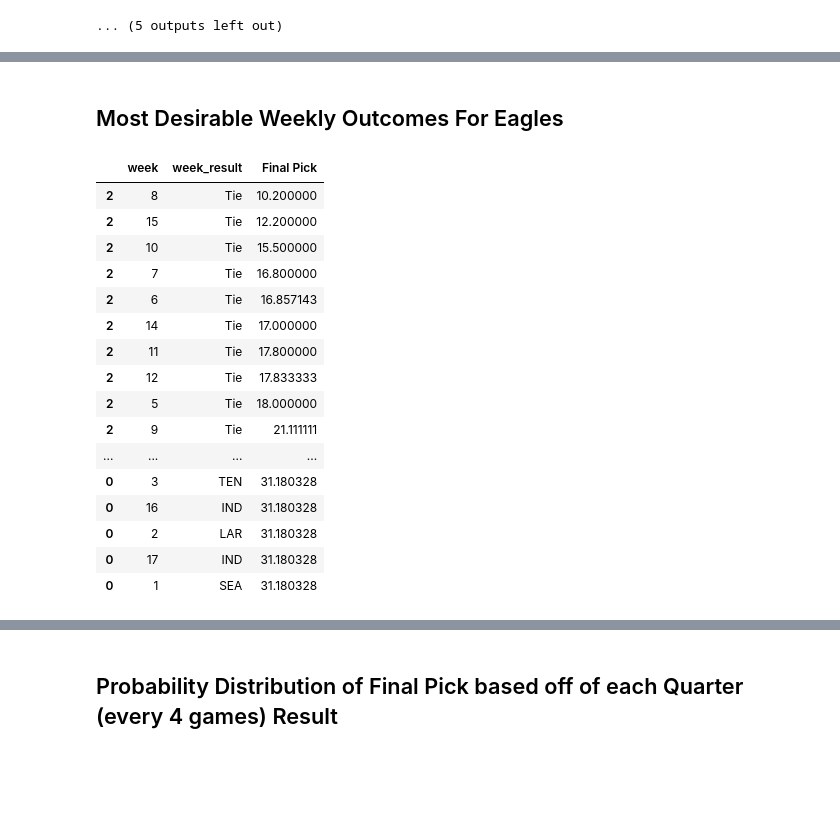
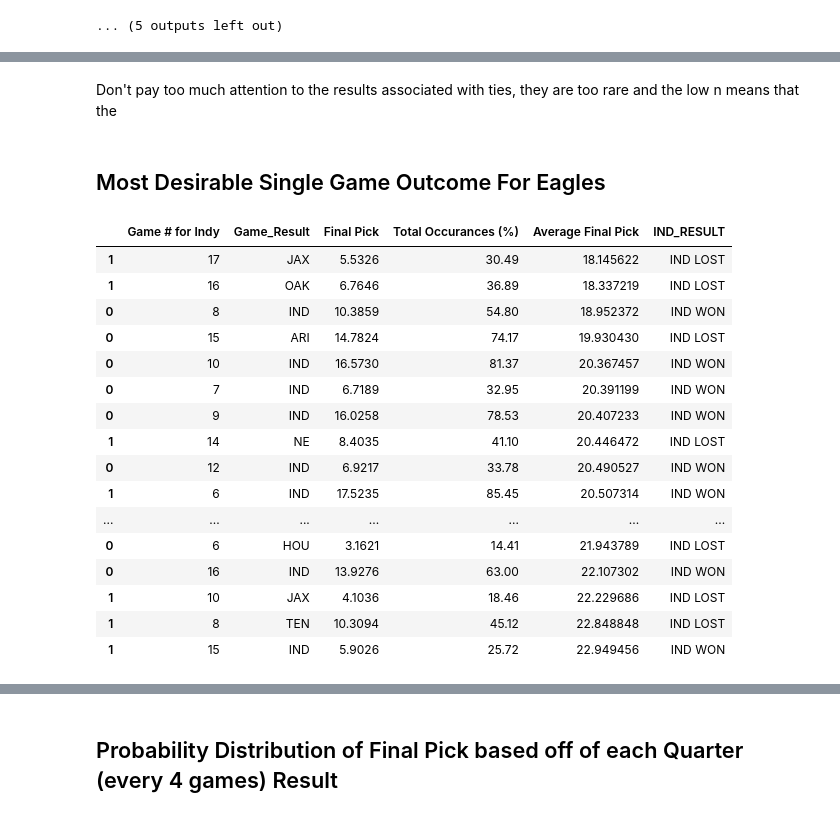
Before and after one commit to kaicanoll/Carson_Wentz_Trade_Comp_Sim, a Jupyter notebook: Carson_Wentz_Draft_Pick_Comp_Predictor.ipynb, the cells around one changed output, grey strips where cells are left out. Drawn from its saved outputs; the diff is of its cells as text; code cells hidden in the pictures; blank space fills up the shorter version.

Commit message:
Updated for Week 5

```diff
--- a/Carson_Wentz_Draft_Pick_Comp_Predictor.ipynb
+++ b/Carson_Wentz_Draft_Pick_Comp_Predictor.ipynb
@@ -781,7 +863,7 @@ IND_WINS
 # %% [markdown]
 ## Outcomes Based off of Weeks Results
 # %%
-Total_Weekly=pd.DataFrame(columns=['week','week_result','Final Pick'])
+Total_Weekly=pd.DataFrame(columns=['Game # for Indy','Game_Result','Final Pick'])
 for week in range(1,18):
     Wins_by_First_Quarter_Result=IND_WINS.groupby(['Final Pick','Week '+str(week)+' Result'],as_index=False)['Percentage of Total Occurances (%)'].sum()
     Carson_Final_Snap_Percentage=IND_WINS.groupby(["Final Pick",'Week '+str(week)+' Result'],as_index=False)['Carson Final Snap %'].mean()
@@ -791,13 +873,16 @@ for week in range(1,18):
     figer= Plotly_Bar_Plot(df=Wins_by_First_Quarter_Result,Fact1='Final Pick',slider_text='Week '+str(week)+' Result',
                     Color_Titler='Carson Final Snap %',Value='Percentage of Total Occurances (%)',titler='Projected Final Comp. Pick from Colts to Eagles by Week '+str(week)+' Result')
     figer.show()
-    Temp_Weekly=Wins_by_First_Quarter_Result.groupby('Week '+str(week)+' Result',as_index=False)['Final Pick'].mean()
-    Temp_Weekly_count=Wins_by_First_Quarter_Result.groupby('Week '+str(week)+' Result',as_index=False)['Final Pick'].count()
-    Temp_Weekly_count["week"]=week
-    Temp_Weekly["week"]=week
-    Temp_Weekly.columns=['week_result','Final Pick','week']
-    Temp_Weekly_count.columns=['week_result','Count of Final Pick','week']
-    Temp_Weekly=pd.merge(Temp_Weekly,Temp_Weekly_count,left_on=['week_result','week'],right_on=['week_result','week'])
+    Wins_by_First_Quarter_Result["Final Pick Average"]=Wins_by_First_Quarter_Result["Final Pick"]*Wins_by_First_Quarter_Result["Percentage of Total Occurances (%)"]
+    Temp_Weekly=Wins_by_First_Quarter_Result.groupby('Week '+str(week)+' Result',as_index=False)['Final Pick Average'].sum()
+    Temp_Weekly["Final Pick Average"]=Temp_Weekly["Final Pick Average"]/100#Percentage corrected
+    Temp_Weekly_count=Wins_by_First_Quarter_Result.groupby('Week '+str(week)+' Result',as_index=False)['Percentage of Total Occurances (%)'].sum()
+    Temp_Weekly_count["Game # for Indy"]=week
+    Temp_Weekly["Game # for Indy"]=week
+    Temp_Weekly.columns=['Game_Result','Final Pick','Game # for Indy']
+    Temp_Weekly_count.columns=['Game_Result','Total Occurances (%)','Game # for Indy']
+    Temp_Weekly=pd.merge(Temp_Weekly,Temp_Weekly_count,left_on=['Game_Result','Game # for Indy'],right_on=['Game_Result','Game # for Indy'])
+
     Total_Weekly=Total_Weekly.append(Temp_Weekly)
 # %% [output]
 [interactive output not drawn]
@@ -813,39 +898,47 @@ for week in range(1,18):
 [interactive output not drawn]
 [interactive output not drawn]
 ... (5 outputs left out)
+# %%
+Total_Weekly["Average Final Pick"]=Total_Weekly["Final Pick"]/(Total_Weekly["Total Occurances (%)"]/100)
 # %%
 def IND_WON(s):
-    if s["week_result"]=="IND":
+    if s["Game_Result"]=="IND":
         return "IND WON"
-    elif s["week_result"]=="Tie":
+    elif s["Game_Result"]=="Tie":
         return "Tie"
     else:
         return "IND LOST"
 Total_Weekly["IND_RESULT"]=Total_Weekly.apply(IND_WON,axis=1)
-figer= Plotly_Bar_Plot(df=Total_Weekly,Fact1='week',
-                    Value='Final Pick',text_hover='Count of Final Pick',Color_Titler='IND_RESULT',barmoder='group',titler="Weekly Result by Average Draft Pick")
+figer= Plotly_Bar_Plot(df=Total_Weekly,Fact1='Game # for Indy',
+                    Value='Average Final Pick',text_hover='Total Occurances (%)',Color_Titler='IND_RESULT',barmoder='group',xmin=0,titler="Weekly Result by Average Draft Pick")
 figer.show()
 # %% [output]
 [interactive output not drawn]
+# %% [markdown]
+Don't pay too much attention to the results associated with ties, they are too rare and the low n means that the
 # %% [markdown]
-## Most Desirable Weekly Outcomes For Eagles
+## Most Desirable Single Game Outcome For Eagles
 # %%
-Total_Weekly.sort_values(by=['Final Pick'])
+Game_Results_Each_Week_Sorted=Total_Weekly[Total_Weekly["Game_Result"] !="Tie"].sort_values(by=['Average Final Pick'])
+Game_Results_Each_Week_Sorted_only_upcoming=Game_Results_Each_Week_Sorted[Game_Results_Each_Week_Sorted["Game # for Indy"] >5]
+#Game_Results_Each_Week_Sorted_only_upcoming
-# %% [output]
-|  | week | week_result | Final Pick |
-| 2 | 8 | Tie | 10.200000 |
-| 2 | 15 | Tie | 12.200000 |
-| 2 | 10 | Tie | 15.500000 |
-| 2 | 7 | Tie | 16.800000 |
-| 2 | 6 | Tie | 16.857143 |
-| 2 | 14 | Tie | 17.000000 |
-| 2 | 11 | Tie | 17.800000 |
-| 2 | 12 | Tie | 17.833333 |
-| 2 | 5 | Tie | 18.000000 |
-| 2 | 9 | Tie | 21.111111 |
-| ... | ... | ... | ... |
-| 0 | 3 | TEN | 31.180328 |
-| 0 | 16 | IND | 31.180328 |
-| 0 | 2 | LAR | 31.180328 |
-| 0 | 17 | IND | 31.180328 |
-| 0 | 1 | SEA | 31.180328 |
+# %%
+Game_Results_Each_Week_Sorted_only_upcoming
+# %% [output]
+|  | Game # for Indy | Game_Result | Final Pick | Total Occurances (%) | Average Final Pick | IND_RESULT |
+| 1 | 17 | JAX | 5.5326 | 30.49 | 18.145622 | IND LOST |
+| 1 | 16 | OAK | 6.7646 | 36.89 | 18.337219 | IND LOST |
+| 0 | 8 | IND | 10.3859 | 54.80 | 18.952372 | IND WON |
+| 0 | 15 | ARI | 14.7824 | 74.17 | 19.930430 | IND LOST |
+| 0 | 10 | IND | 16.5730 | 81.37 | 20.367457 | IND WON |
+| 0 | 7 | IND | 6.7189 | 32.95 | 20.391199 | IND WON |
+| 0 | 9 | IND | 16.0258 | 78.53 | 20.407233 | IND WON |
+| 1 | 14 | NE | 8.4035 | 41.10 | 20.446472 | IND LOST |
+| 0 | 12 | IND | 6.9217 | 33.78 | 20.490527 | IND WON |
+| 1 | 6 | IND | 17.5235 | 85.45 | 20.507314 | IND WON |
+| ... | ... | ... | ... | ... | ... | ... |
+| 0 | 6 | HOU | 3.1621 | 14.41 | 21.943789 | IND LOST |
+| 0 | 16 | IND | 13.9276 | 63.00 | 22.107302 | IND WON |
+| 1 | 10 | JAX | 4.1036 | 18.46 | 22.229686 | IND LOST |
+| 1 | 8 | TEN | 10.3094 | 45.12 | 22.848848 | IND LOST |
+| 1 | 15 | IND | 5.9026 | 25.72 | 22.949456 | IND WON |
```
Also changed, not shown: parts of 54 cells of this notebook, 31 other files.
